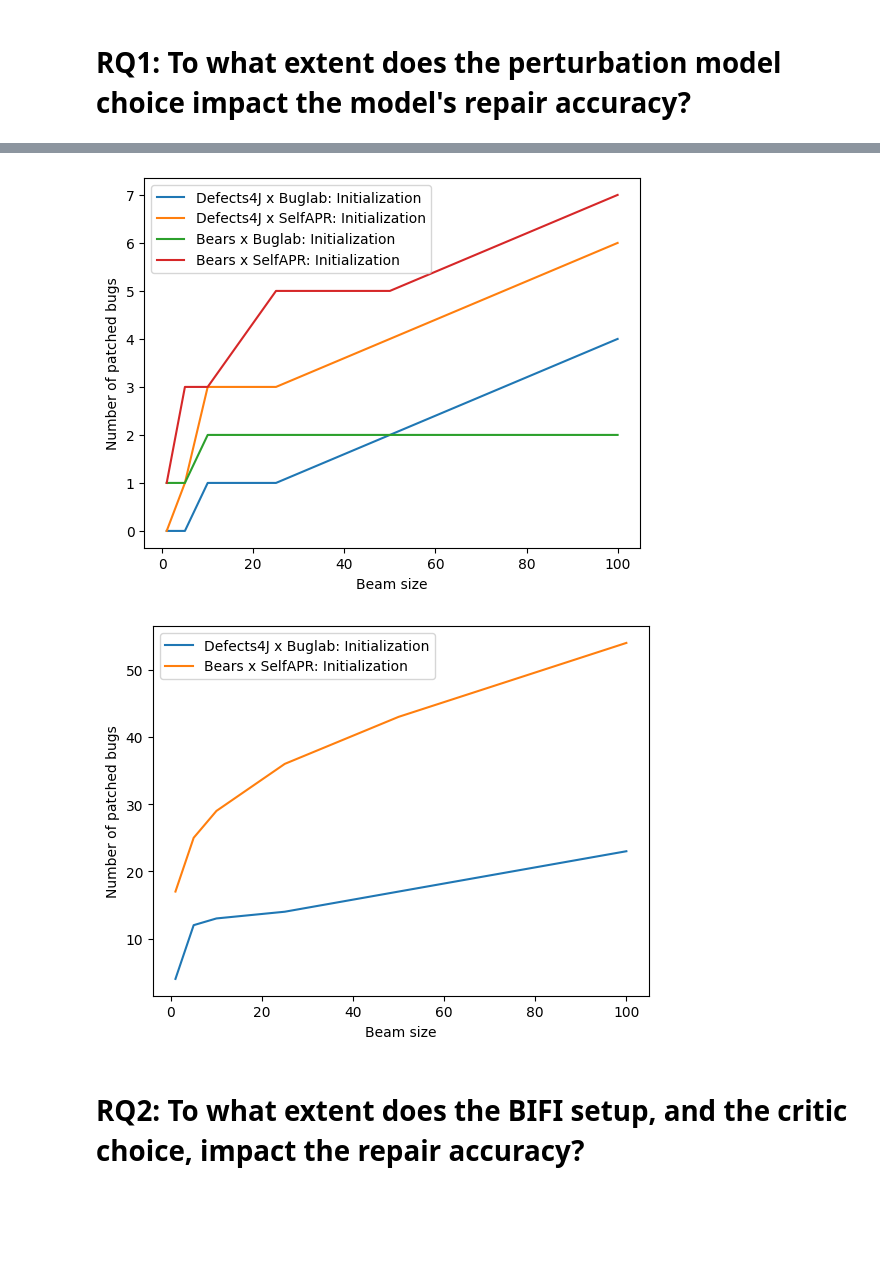
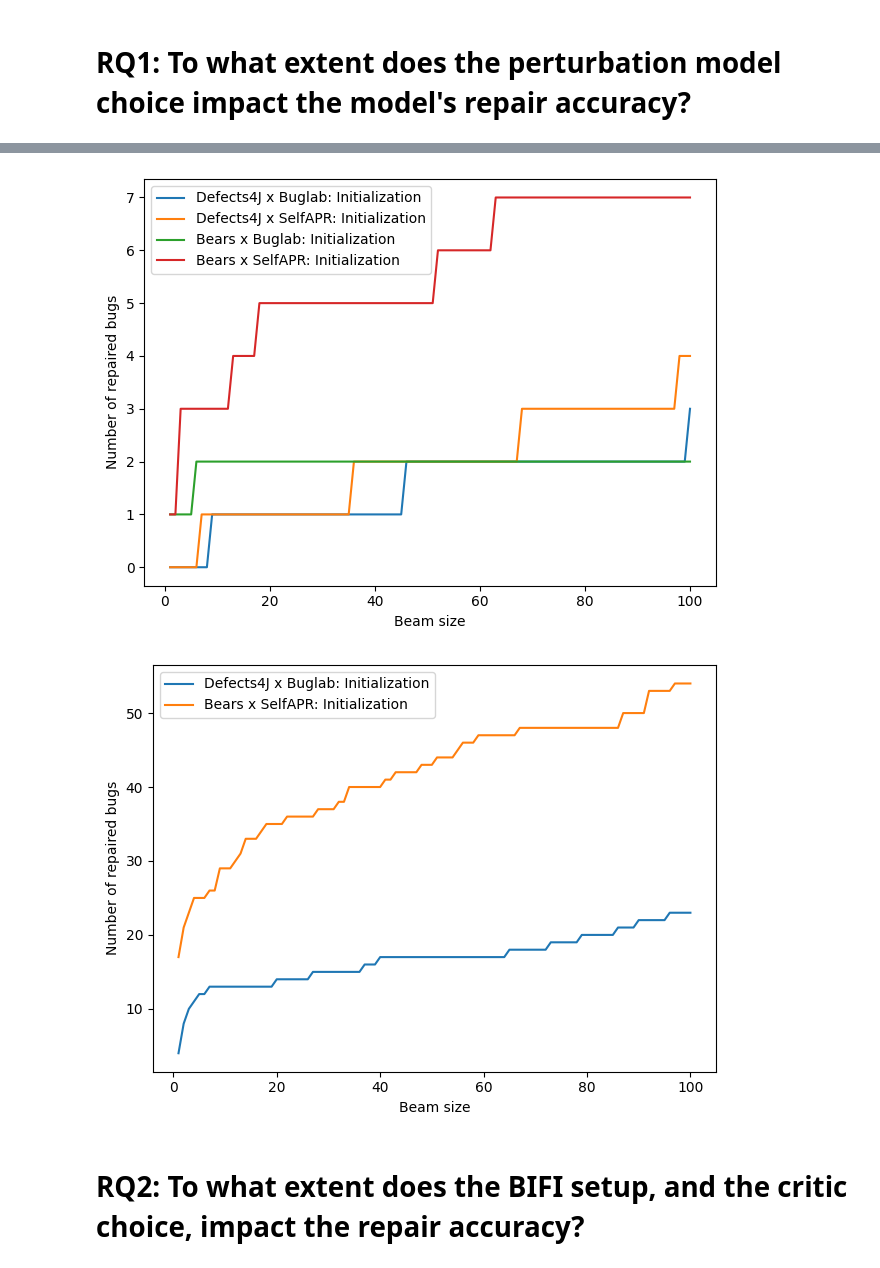
Before and after one commit to andre15silva/mufin, a Jupyter notebook: models_analysis.ipynb, the cells around one changed output, grey strips where cells are left out. Drawn from its saved outputs; the diff is of its cells as text; code cells hidden in the pictures; blank space fills up the shorter version.

```diff
--- a/models_analysis.ipynb
+++ b/models_analysis.ipynb
@@ -117,11 +117,10 @@ for ex in experiments:
         d4j_path = "/mnt/data/andre/mscthesis/experiments/%s/%s/fixer/eval_defects4j_bw_100.json" % (ex, ro_path)
         d4j_path_single_hunk = "/mnt/data/andre/mscthesis/experiments/%s/%s/fixer/eval_single_hunk_defects4j_bw_100.json" % (ex, ro_path)
 
-        read_eval = read_eval_d4j if "defects4j" in ex else read_eval_bears
-        cb = [get_number_compile(read_eval(bears_path_single_hunk), k) for k in top_k] if exists(bears_path_single_hunk) else ["N/A" for _ in top_k]
-        tb = [get_number_test(read_eval(bears_path_single_hunk), k) for k in top_k] if exists(bears_path_single_hunk) else ["N/A" for _ in top_k]
-        cd = [get_number_compile(read_eval(d4j_path_single_hunk), k) for k in top_k] if exists(d4j_path_single_hunk) else ["N/A" for _ in top_k]
-        td = [get_number_test(read_eval(d4j_path_single_hunk), k) for k in top_k] if exists(d4j_path_single_hunk) else ["N/A" for _ in top_k]
+        cb = [get_number_compile(read_eval_bears(bears_path_single_hunk), k) for k in top_k] if exists(bears_path_single_hunk) else ["N/A" for _ in top_k]
+        tb = [get_number_test(read_eval_bears(bears_path_single_hunk), k) for k in top_k] if exists(bears_path_single_hunk) else ["N/A" for _ in top_k]
+        cd = [get_number_compile(read_eval_d4j(d4j_path_single_hunk), k) for k in top_k] if exists(d4j_path_single_hunk) else ["N/A" for _ in top_k]
+        td = [get_number_test(read_eval_d4j(d4j_path_single_hunk), k) for k in top_k] if exists(d4j_path_single_hunk) else ["N/A" for _ in top_k]
 
         entries += [get_table_entry(get_model_label(ex, ro) , top_k, cb, tb, cd, td)]
 # %%
@@ -152,3 +151,13 @@ table
 | 15 | Bears x SelfAPR: Initialization +... | N/A | N/A | N/A | N/A |
 # %% [markdown]
 # RQ1: To what extent does the perturbation model choice impact the model's repair accuracy?
+# %%
+def get_rq1table_entry(model_label, tb, td):
+    return {"Model": {
+                "" : model_label
+            },
+            "Test Dataset":{
+                "Bears" : tb,
+                "Defects4J v2.0" : td
+            }
+       }
@@ -155,44 +218,47 @@ table
 # %%
 from os.path import exists
 from matplotlib import pyplot as plt
 
 entries = []
-top_k = [1, 5, 10, 25, 50, 100]
-#top_k = [i for i in range(1, 101)]
+#top_k = [1, 5, 10, 25, 50, 100]
+top_k = [i for i in range(1, 101)]
 experiments = ["defects4j_buglab", "defects4j_selfapr", "bears_buglab", "bears_selfapr"]
 
 plt.figure("defects4j")
 plt.figure("bears")
 
 for ex in experiments:
-    read_eval = read_eval_d4j if "defects4j" in ex else read_eval_bears
     bears_path = "/mnt/data/andre/mscthesis/experiments/%s/round0/fixer/eval_single_hunk_bears_bw_100.json" % ex
     d4j_path = "/mnt/data/andre/mscthesis/experiments/%s/round0/fixer/eval_single_hunk_defects4j_bw_100.json" % ex
 
     if exists(bears_path):
-        tb = [int(get_number_test(read_eval(bears_path), k).split("/")[0]) for k in top_k]
+        tb = [int(get_number_test(read_eval_bears(bears_path), k).split("/")[0]) for k in top_k]
         plt.figure("bears")
         plt.plot(top_k, tb, label=get_model_label(ex, "round0"))
 
     if exists(d4j_path):
-        td = [int(get_number_test(read_eval(d4j_path), k).split("/")[0]) for k in top_k]
+        td = [int(get_number_test(read_eval_d4j(d4j_path), k).split("/")[0]) for k in top_k]
         plt.figure("defects4j")
         plt.plot(top_k, td, label=get_model_label(ex, "round0"))
 
 plt.figure("bears")
-plt.legend()
+plt.legend(loc="upper left")
 plt.xlabel("Beam size")
-plt.ylabel("Number of patched bugs")
+plt.ylabel("Number of repaired bugs")
+plt.tight_layout()
+plt.savefig("./results/rq1/repair_accuracy_bears.svg")
 
 plt.figure("defects4j")
-plt.legend()
+plt.legend(loc="upper left")
 plt.xlabel("Beam size")
-plt.ylabel("Number of patched bugs")
+plt.ylabel("Number of repaired bugs")
+plt.tight_layout()
+plt.savefig("./results/rq1/repair_accuracy_d4j.svg")
 
 plt.show()
 # %% [output]
-[figure, old version]
+[figure, new version]
-[figure, old version]
+[figure, new version]
 # %% [markdown]
 # RQ2: To what extent does the BIFI setup, and the critic choice, impact the repair accuracy?
 # %%
```
Also changed, not shown: parts of 7 cells of this notebook.
